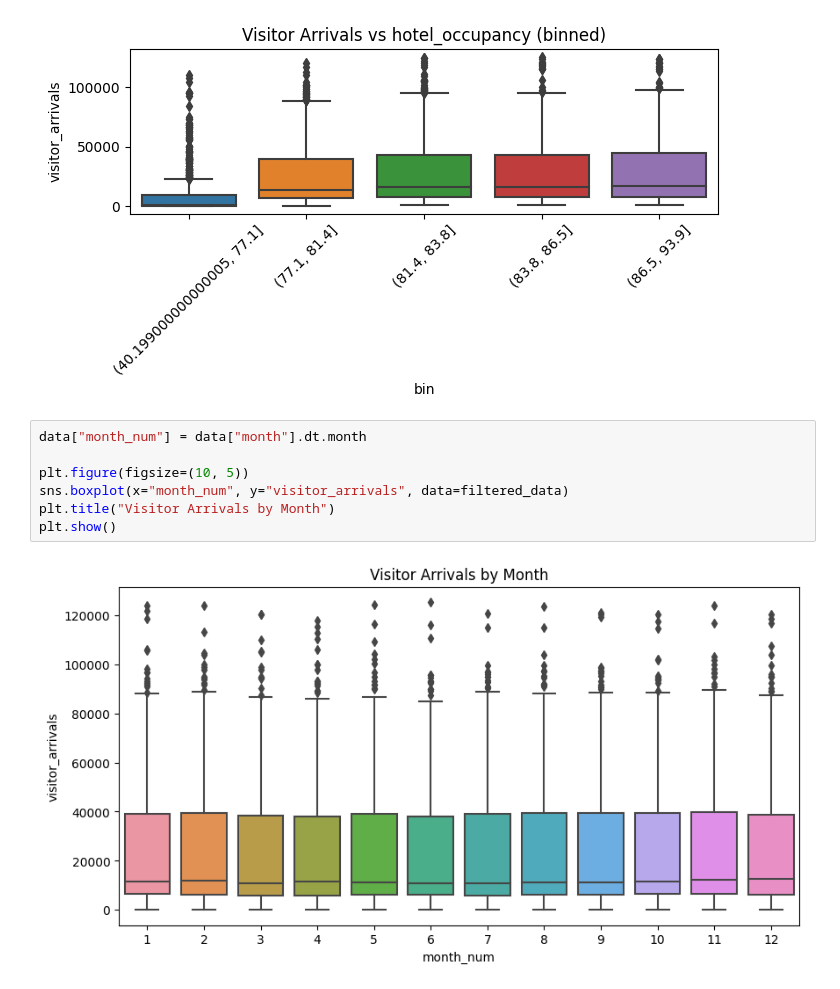
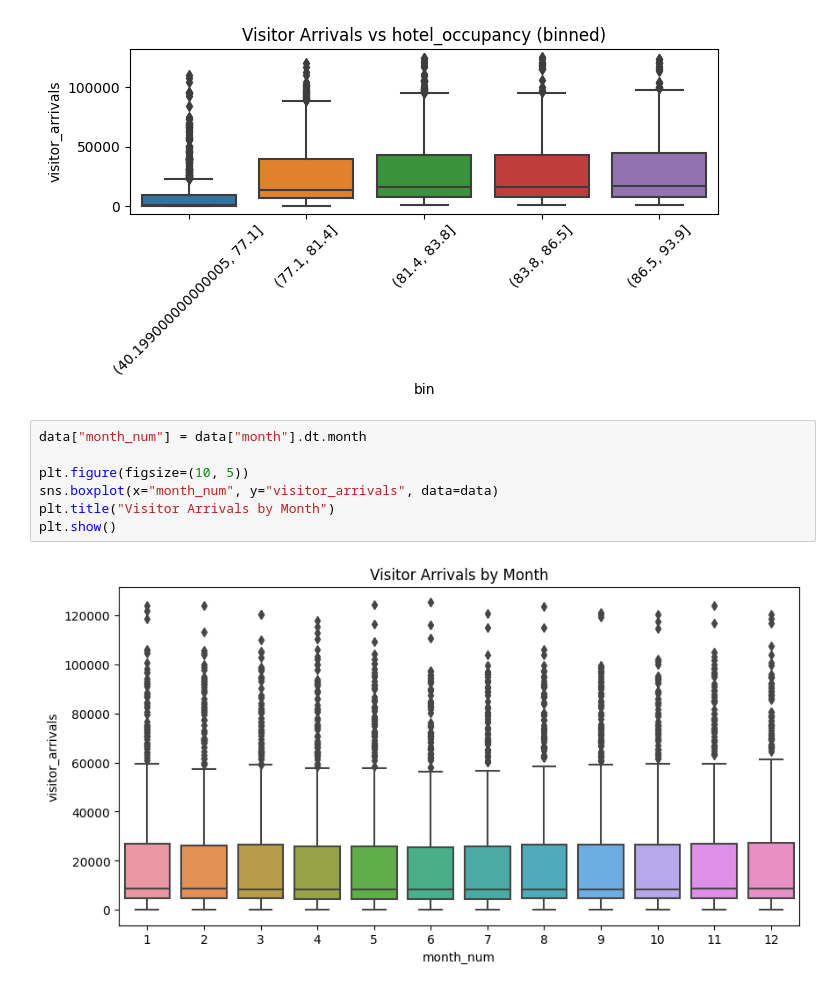
Before and after one commit to Lhanxi/IS3107-tourism-crowd-pipeline, a Jupyter notebook: notebooks/eda_features.ipynb, the cells around one changed output. Drawn from its saved outputs; the diff is of its cells as text.

```diff
--- a/notebooks/eda_features.ipynb
+++ b/notebooks/eda_features.ipynb
@@ -288,9 +306,9 @@ for col in candidate_features:
 # %%
 data["month_num"] = data["month"].dt.month
 
 plt.figure(figsize=(10, 5))
-sns.boxplot(x="month_num", y="visitor_arrivals", data=filtered_data)
+sns.boxplot(x="month_num", y="visitor_arrivals", data=data)
 plt.title("Visitor Arrivals by Month")
 plt.show()
 # %% [output]
-[figure, old version]
+[figure, new version]
```
Also changed, not shown: parts of 8 cells of this notebook.
